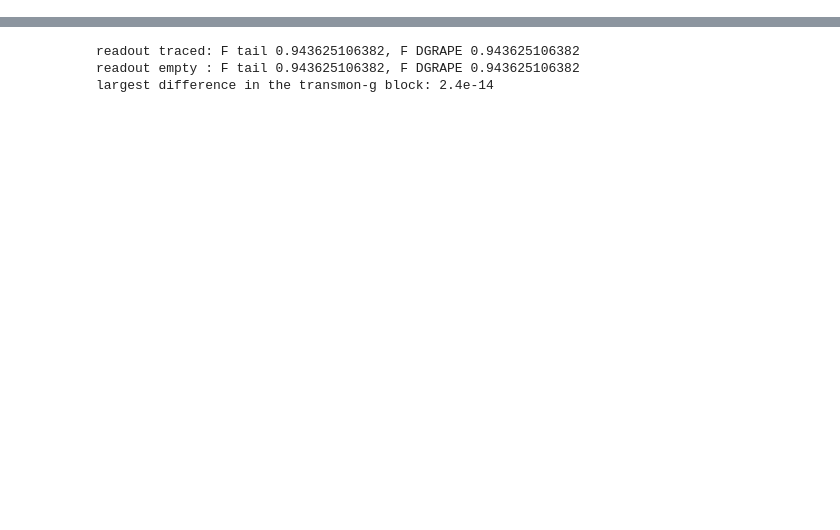
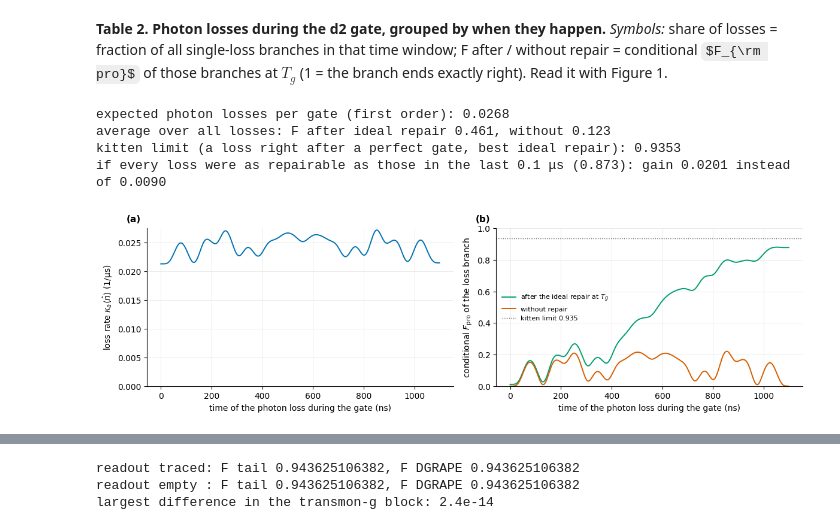
Before and after one commit to curiousCATla/Qubit-Drive-GRAPE, a Jupyter notebook: FWM_tails.ipynb, the cells around one changed output, grey strips where cells are left out. Drawn from its saved outputs; the diff is of its cells as text; code cells hidden in the pictures; some formulas as TeX source; blank space fills up the shorter version.

```diff
--- a/FWM_tails.ipynb
+++ b/FWM_tails.ipynb
@@ -519,0 +276,14 @@ smaller versions of all of them.
+# %%
+loss_prof = ft.loss_time_profile(PHASES_LOSS, N_C)
+tot = loss_prof["p"].sum()
+edges = [0.0, 0.2, 0.4, 0.6, 0.8, 0.9, 1.0, 1.1]
+timing_rows = []
+for lo, hi in zip(edges[:-1], edges[1:]):
+    sel = (loss_prof["t"] >= lo - 1e-9) & (loss_prof["t"] < hi - 1e-9)
+    pw = loss_prof["p"][sel]
+    timing_rows.append({"loss time (μs)": f"{lo:.1f}-{hi:.1f}", "share of losses": pw.sum() / tot,
+                 "F after ideal repair": np.sum(pw * loss_prof["f_repaired"][sel]) / pw.sum(),
+                 "F without repair": np.sum(pw * loss_prof["f_unrepaired"][sel]) / pw.sum()})
+display(pd.DataFrame(timing_rows).style.hide(axis="index")
+        .format({"share of losses": "{:.1%}", "F after ideal repair": "{:.3f}", "F without repair": "{:.3f}"})
+        .set_caption("Table 2. Photon losses during the d2 gate, by when they happen"))
@@ -519,0 +300,40 @@ smaller versions of all of them.
+# %% [markdown]
+**Table 2. Photon losses during the d2 gate, grouped by when they happen.**
+*Symbols:* share of losses = fraction of all single-loss branches in that time window; F after / without repair =
+conditional $F_{\rm pro}$ of those branches at $T_g$ (1 = the branch ends exactly right). Read it with Figure 1.
+# %%
+f_rep_mean = np.sum(loss_prof["p"] * loss_prof["f_repaired"]) / tot
+f_none_mean = np.sum(loss_prof["p"] * loss_prof["f_unrepaired"]) / tot
+late = loss_prof["t"] >= 1.0
+f_late = np.sum(loss_prof["p"][late] * loss_prof["f_repaired"][late]) / loss_prof["p"][late].sum()
+print(f"expected photon losses per gate (first order): {tot:.4f}")
+print(f"average over all losses: F after ideal repair {f_rep_mean:.3f}, without {f_none_mean:.3f}")
+print(f"kitten limit (a loss right after a perfect gate, best ideal repair): {F_KITTEN:.4f}")
+print(f"if every loss were as repairable as those in the last 0.1 μs ({f_late:.3f}): gain "
+      f"{tot * (f_late - f_none_mean):.4f} instead of {tot * (f_rep_mean - f_none_mean):.4f}")
+
+fig, axes = plt.subplots(1, 2, figsize=(12, 3.6))
+t_ns = loss_prof["t"] * 1e3
+axes[0].plot(t_ns, loss_prof["p"] / DT, color=OKABE[0], lw=1.4)
+axes[0].set_ylabel(r"loss rate $\kappa_a\langle\hat n\rangle$ (1/μs)")
+axes[1].plot(t_ns, loss_prof["f_repaired"], color=OKABE[2], lw=1.4, label="after the ideal repair at $T_g$")
+axes[1].plot(t_ns, loss_prof["f_unrepaired"], color=OKABE[4], lw=1.4, label="without repair")
+axes[1].axhline(F_KITTEN, color="0.4", ls=":", lw=1, label="kitten limit 0.935")
+axes[1].set_ylabel("conditional $F_{\\rm pro}$ of the loss branch")
+axes[1].set_ylim(0, 1)
+axes[1].legend(fontsize=8, frameon=False, loc="center left")
+for ax in axes:
+    ax.set_xlabel("time of the photon loss during the gate (ns)")
+    tidy(ax)
+axes[0].set_ylim(bottom=0)
+for ax, k in zip(axes, "ab"):
+    panel(ax, k)
+fig.tight_layout()
+fig.savefig("figures/fwm_tails_loss_timing.png", dpi=150)
+plt.show()
+# %% [output]
+expected photon losses per gate (first order): 0.0268
+average over all losses: F after ideal repair 0.461, without 0.123
+kitten limit (a loss right after a perfect gate, best ideal repair): 0.9353
+if every loss were as repairable as those in the last 0.1 μs (0.873): gain 0.0201 instead of 0.0090
+[figure, added]
```
Also changed, not shown: parts of 124 cells of this notebook, 41 other files.
